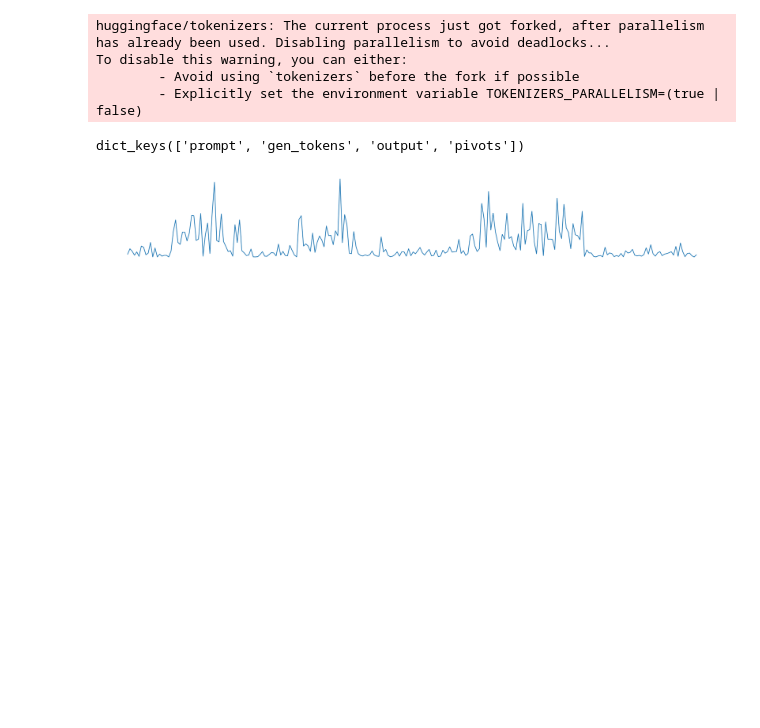
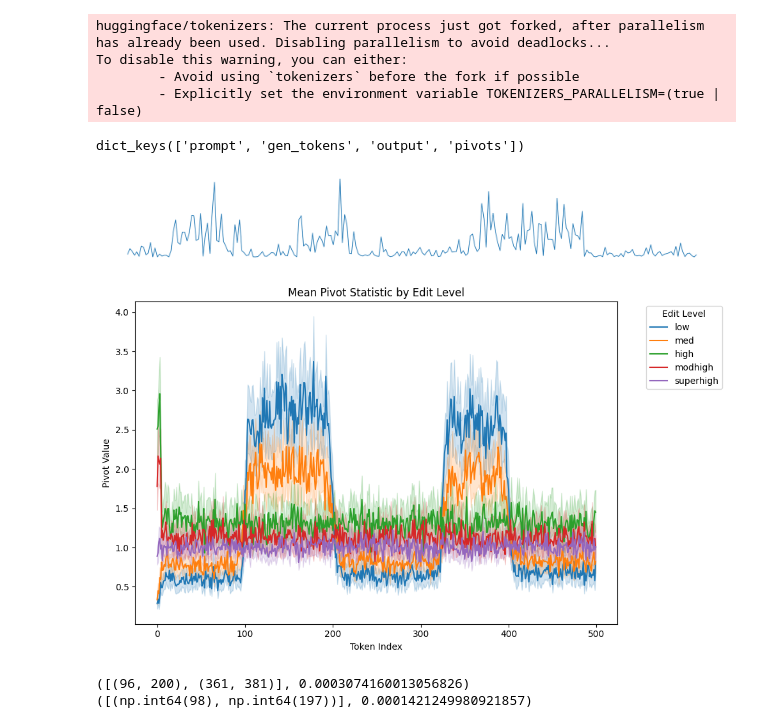
Before and after one commit to subroy13/WISER, a Jupyter notebook: scripts/sanity_testing.ipynb, the cells around one changed output. Drawn from its saved outputs; the diff is of its cells as text; code cells hidden in the pictures; blank space fills up the shorter version.

```diff
--- a/scripts/sanity_testing.ipynb
+++ b/scripts/sanity_testing.ipynb
@@ -346,3 +346,53 @@ plt.tight_layout()
 plt.show()
 # %% [output]
 [figure]
+# %%
+import os
+import json
+import numpy as np
+import pandas as pd
+import matplotlib.pyplot as plt
+import seaborn as sns
+
+
+# Define the levels you want to iterate over
+edit_levels = ["low", "med", "high", "modhigh", "superhigh"]
+all_rows = []
+
+for level in edit_levels:
+    # Dynamically construct the file path
+    fpath = f"data_facebook-opt-125m_n500_skipgram_human_edited_{level}.json"
+    full_path = os.path.join("../data/output", fpath)
+
+    # Load the JSON data
+    with open(full_path, "r") as f:
+        data = json.load(f)
+
+    output_data = data["data"]
+
+    # Slicing the list [:20] is more efficient than iterating and checking if i < 20
+    for i, elem in enumerate(output_data):
+        for j, x in enumerate(elem["pivots"]):
+            # Append the data, adding the 'edit_level' key
+            all_rows.append({"edit_level": level, "repeat": i, "token_index": j, "pivot": x})
+
+# Convert the aggregated list into a single DataFrame
+df = pd.DataFrame(all_rows)
+
+# Plot the data
+plt.figure(figsize=(10, 6))
+
+# Use hue="edit_level" to split the curves
+sns.lineplot(data=df, x="token_index", y="pivot", hue="edit_level", estimator="mean")
+
+plt.title("Mean Pivot Statistic by Edit Level")
+plt.xlabel("Token Index")
+plt.ylabel("Pivot Value")
+
+# Optional: Adjust legend position if it overlaps with your data
+plt.legend(title="Edit Level", bbox_to_anchor=(1.05, 1), loc="upper left")
+plt.tight_layout()
+
+plt.show()
+# %% [output]
+[figure, added]
@@ -348,0 +433,9 @@ plt.show()
+# %%
+index = 10
+pivot_stat = np.array(output_data[index]["pivots"])
+
+print(get_oracle_intervals(pivot_stat))
+print(get_wiser_intervals(pivot_stat))
+# %% [output]
+([(96, 200), (361, 381)], 0.0003074160013056826)
+([(np.int64(98), np.int64(197))], 0.0001421249980921857)
```
Also changed, not shown: parts of 2 cells of this notebook, 18 other files.
